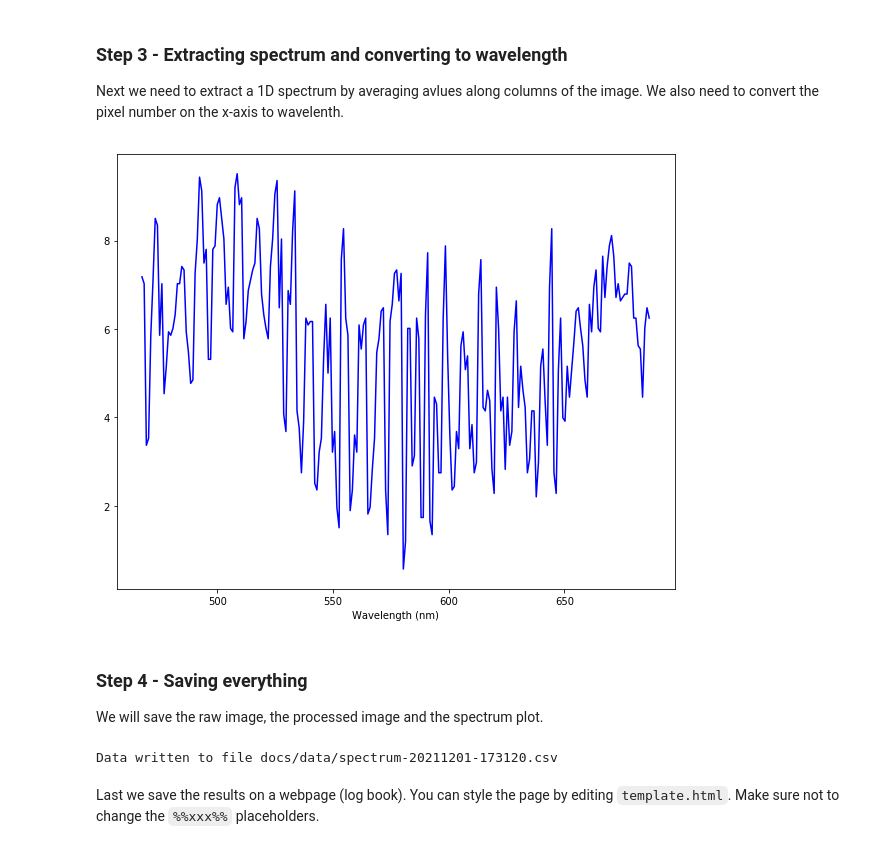
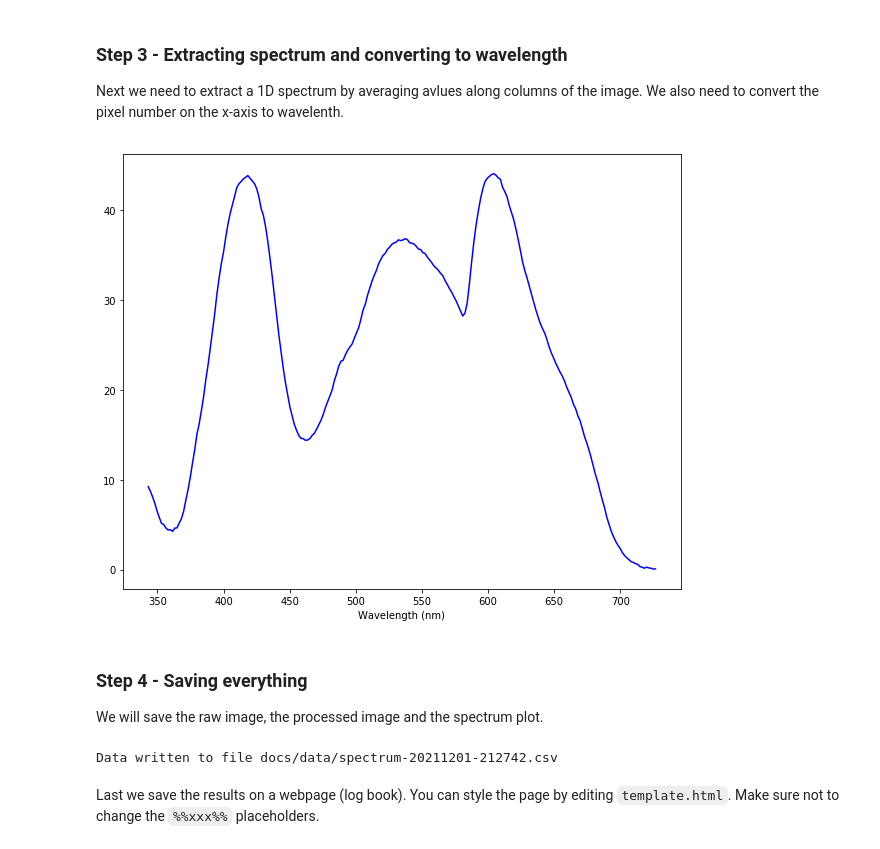
Before and after one commit to apzzd/LegoSpectrometer, a Jupyter notebook: SpectrometerControl.ipynb, the cells around one changed output. Saved outputs shown, nothing was run; the diff lists cells and outputs as text; code cells hidden in the pictures.

```diff
--- a/SpectrometerControl.ipynb
+++ b/SpectrometerControl.ipynb
@@ -208,7 +208,7 @@ Capturing image
 Next we need to crop the image to just include the area showing the spectrum. We will first add a rectange to the image to show the current area. The crop region is given by the top left and bottom right points. **Keep ajusting the crop area and rerun this cell until the area only includes the 'good' part of the spectrum.**
 # %%
 angle = 0.0
-crop  = [200,200,430,380]
+crop  = [150,200,380,380]
 
 processed = cropImage(raw,crop,angle)
 # %% [output]
@@ -243,20 +243,20 @@ disp.display(processed.resize((disp.width, disp.height)))
 Next we need to extract a 1D spectrum by averaging avlues along columns of the image. We also need to convert the pixel number on the x-axis to wavelenth.
 # %%
 # pixel number of the green and orange line in the CFL spectrum
-pixelGreen = 80
-pixelOrange = 150
+pixelGreen = 120
+pixelOrange = 160
 
 # Wavelength in nm for those lines (e.g. from reference spectrum)
 wavelengthGreen = 544
 wavelengthOrange = 611
 
 wavelength, spectrum = getSpectrum(processed, wavelengthGreen, wavelengthOrange, pixelGreen, pixelOrange)
 
 plt.xlabel('Wavelength (nm)')
 plt.plot(wavelength, spectrum, color='blue')
 plt.savefig("docs/images/spectrum-"+measurementTaken+".jpg")
 # %% [output]
-[figure, old version]
+[figure, new version]
 # %% [markdown]
 ### Step 4 - Saving everything
 
@@ -266,7 +266,7 @@ raw.save("docs/images/raw-"+measurementTaken+".jpg")
 processed.save("docs/images/processed-"+measurementTaken+".jpg")
 saveCSV("docs/data/spectrum-"+measurementTaken+".csv", spectrum, wavelength)
 # %% [output]
-Data written to file docs/data/spectrum-20211201-173120.csv
+Data written to file docs/data/spectrum-20211201-212742.csv
 # %% [markdown]
 Last we save the results on a webpage (log book). You can style the page by editing `template.html`. Make sure not to change the `%%xxx%%` placeholders.
 # %%
```
Also changed, not shown: parts of 4 cells of this notebook, 21 other files.
